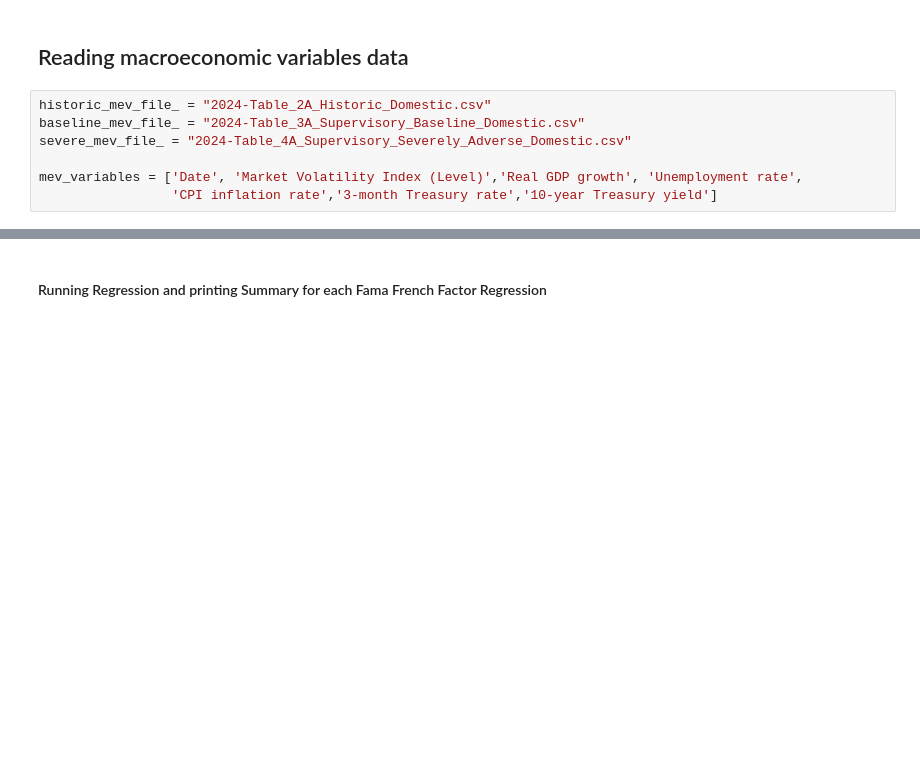
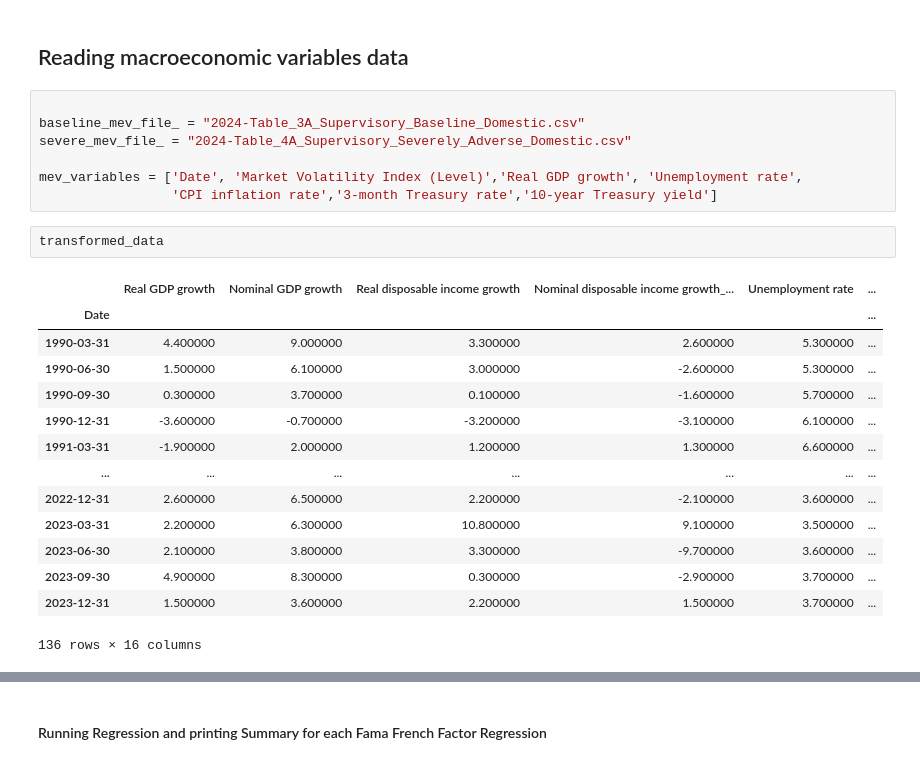
Before and after one commit to Raafayuqaily/TE-Portfolio-Stress-Testing-Final-Project, a Jupyter notebook: Final_Project2_Notebook_V7.ipynb, the cells around one changed output, grey strips where cells are left out. Drawn from its saved outputs; the diff is of its cells as text; blank space fills up the shorter version.

```diff
--- a/Final_Project2_Notebook_V7.ipynb
+++ b/Final_Project2_Notebook_V7.ipynb
@@ -1621,10 +1621,27 @@ plt.show()
 # %% [markdown]
 ## Reading macroeconomic variables data
 # %%
-historic_mev_file_ = "2024-Table_2A_Historic_Domestic.csv"
+
 baseline_mev_file_ = "2024-Table_3A_Supervisory_Baseline_Domestic.csv"
 severe_mev_file_ = "2024-Table_4A_Supervisory_Severely_Adverse_Domestic.csv"
 
 mev_variables = ['Date', 'Market Volatility Index (Level)','Real GDP growth', 'Unemployment rate',
                  'CPI inflation rate','3-month Treasury rate','10-year Treasury yield']
+# %%
+transformed_data
+# %% [output]
+|  | Real GDP growth | Nominal GDP growth | Real disposable income growth | Nominal disposable income growth_... | Unemployment rate | ... |
+| Date |  |  |  |  |  | ... |
+| 1990-03-31 | 4.400000 | 9.000000 | 3.300000 | 2.600000 | 5.300000 | ... |
+| 1990-06-30 | 1.500000 | 6.100000 | 3.000000 | -2.600000 | 5.300000 | ... |
+| 1990-09-30 | 0.300000 | 3.700000 | 0.100000 | -1.600000 | 5.700000 | ... |
+| 1990-12-31 | -3.600000 | -0.700000 | -3.200000 | -3.100000 | 6.100000 | ... |
+| 1991-03-31 | -1.900000 | 2.000000 | 1.200000 | 1.300000 | 6.600000 | ... |
+| ... | ... | ... | ... | ... | ... | ... |
+| 2022-12-31 | 2.600000 | 6.500000 | 2.200000 | -2.100000 | 3.600000 | ... |
+| 2023-03-31 | 2.200000 | 6.300000 | 10.800000 | 9.100000 | 3.500000 | ... |
+| 2023-06-30 | 2.100000 | 3.800000 | 3.300000 | -9.700000 | 3.600000 | ... |
+| 2023-09-30 | 4.900000 | 8.300000 | 0.300000 | -2.900000 | 3.700000 | ... |
+| 2023-12-31 | 1.500000 | 3.600000 | 2.200000 | 1.500000 | 3.700000 | ... |
+136 rows × 16 columns
 # %%
```
Also changed, not shown: parts of 9 cells of this notebook, 2 other files.
